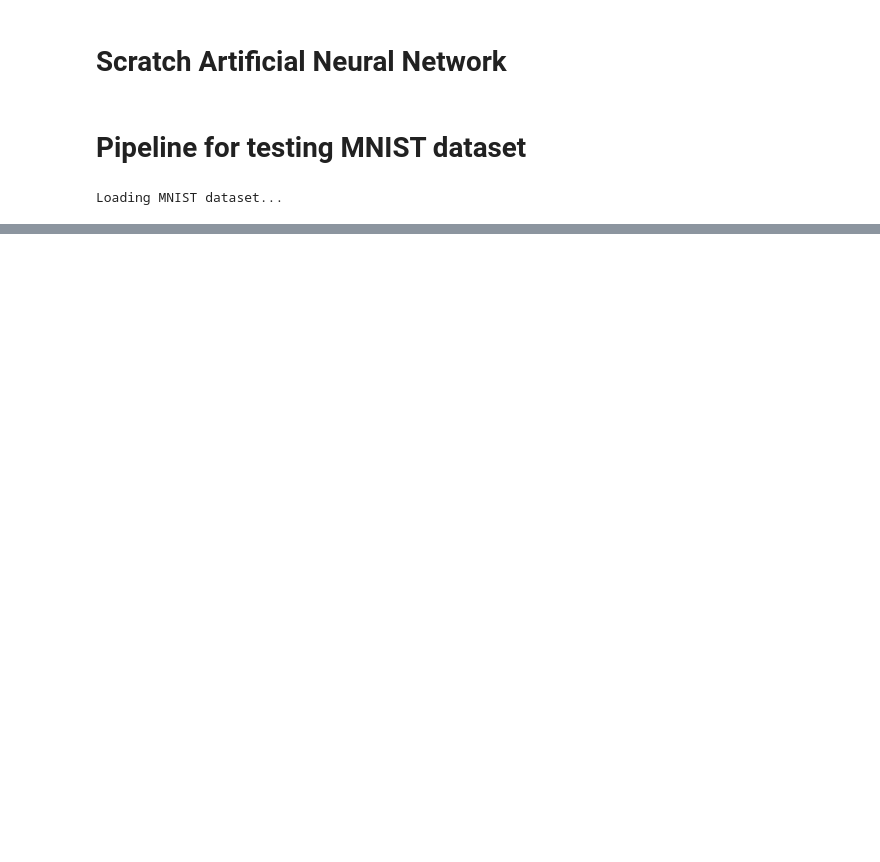
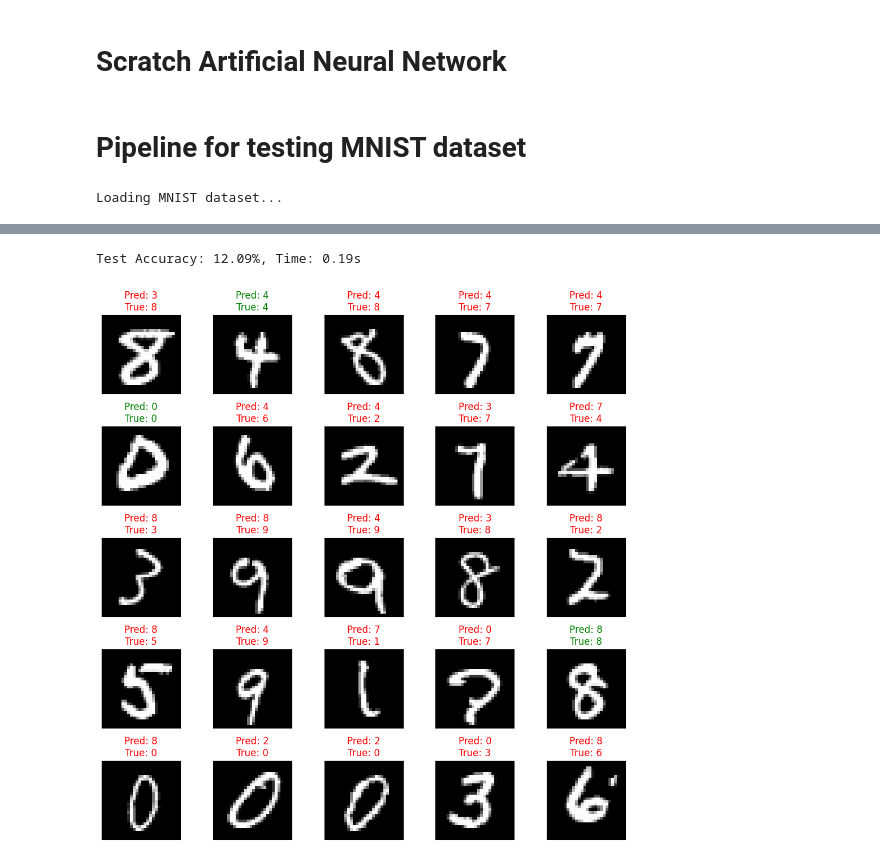
Before and after one commit to fauzanazz/Tubess-1-IF3270-PembelajaranMesin, a Jupyter notebook: simple.ipynb, the cells around one changed output, grey strips where cells are left out. Cells and saved outputs as stored; diff of their text form; code cells hidden in the pictures; blank space fills up the shorter version.

Commit message:
feat : save and load

```diff
--- a/simple.ipynb
+++ b/simple.ipynb
@@ -35,9 +35,10 @@ X, y = fetch_openml('mnist_784', version=1, return_X_y=True, as_frame=False)
 X = X / 255.0
 y = y.astype(int)
 
+
 # Split into train and test sets
 X_train, X_test, y_train, y_test = train_test_split(
-    X, y, test_size=0.2, random_state=42
+    X, y, test_size=0.2, random_state=42,
 )
 # %% [output]
 Loading MNIST dataset...
@@ -109,0 +117,4 @@ Test Accuracy: 90.21%, Time: 0.49s
+# %%
+new_model = ArtificialNeuralNetwork()
+# %%
+new_model.load("ann_model.pkl")
@@ -109,0 +131,5 @@ Test Accuracy: 90.21%, Time: 0.49s
+# %%
+new_model.test(test_loader)
+# %% [output]
+Test Accuracy: 12.09%, Time: 0.19s
+[figure, added]
```
Also changed, not shown: parts of 5 cells of this notebook, 3 other files.
